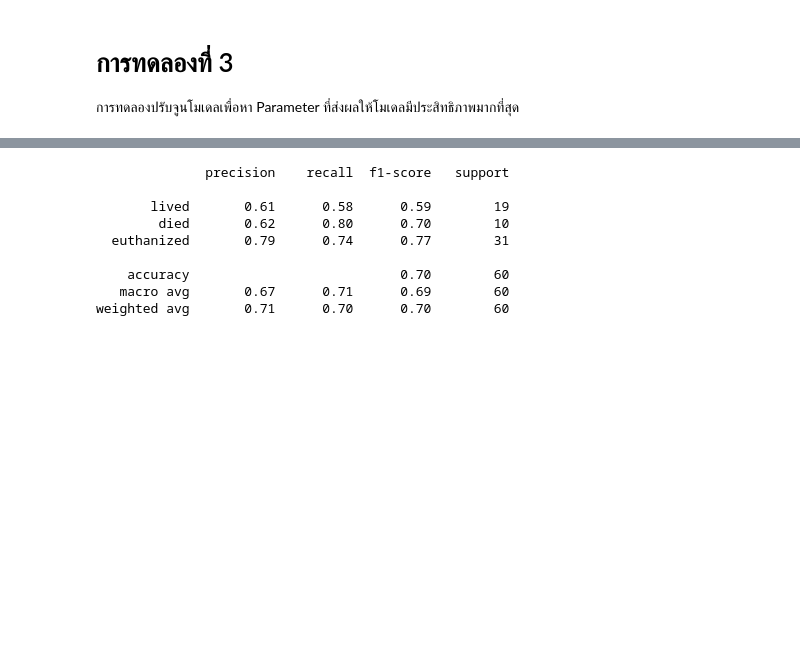
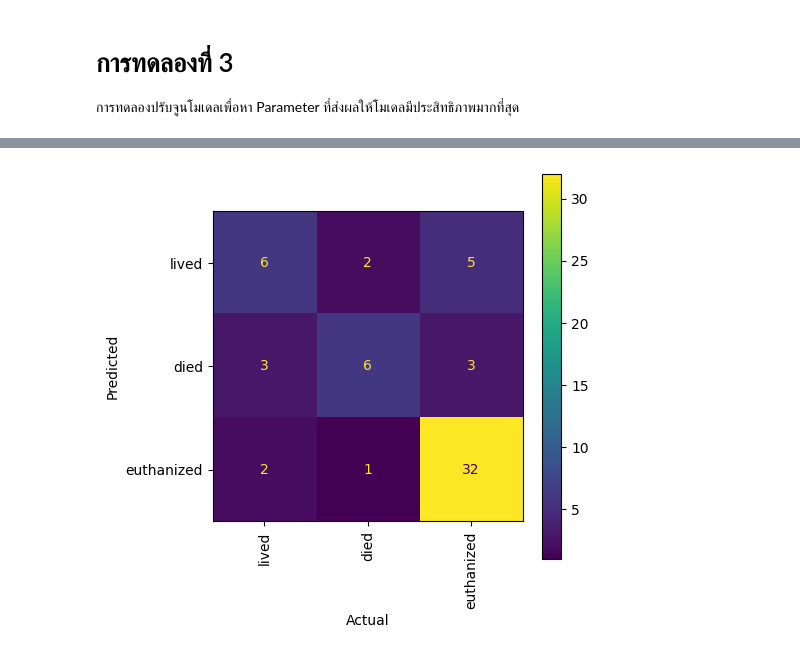
Before and after one commit to JaeAiKay/project-AI-classification, a Jupyter notebook: DecisionTree.ipynb, the cells around one changed output, grey strips where cells are left out. Cells and saved outputs as stored; diff of their text form; code cells hidden in the pictures; blank space fills up the shorter version.

```diff
--- a/DecisionTree.ipynb
+++ b/DecisionTree.ipynb
@@ -329,6 +329,14 @@ plotCM(y_test, y_pred_adasyn, classes)
 ## สรุปผลการทดลอง
 # %%
 index = ['On sampling', 'Random', 'SMOT', 'TOMEK', 'ADASYN']
+
+sampling = {
+    index[0] : [X_train, y_train],
+    index[1] : [X_res_random, y_res_random],
+    index[2] : [X_resampled_smote, y_resampled_smote],
+    index[3] : [X_res_tomek, y_res_tomek],
+    index[4] : [X_res_adasyn, y_res_adasyn]
+}
 
 ls_reslut_pred = [
     y_pred_1,
@@ -373,3 +379,6 @@ ax.plot
 # การทดลองที่ 3
 
 การทดลองปรับจูนโมเดลเพื่อหา Parameter ที่ส่งผลให้โมเดลมีประสิทธิภาพมากที่สุด
+# %%
+sampling_name = index[data_scores.recall.values.argmax(axis=0)]
+print('Use sampling : ' + sampling_name)
@@ -395,0 +402,2 @@ best score : 0.7670995670995671
+# %%
+dtree_cv = gridSearchCVbulidAndTrainModel(sampling[sampling_name][0], sampling[sampling_name][1])
@@ -398,12 +420,4 @@ pred_cv = dtree_cv.predict(X_test)
 # %%
-report(y_test, pred_cv, classes)
+plotCM(y_test, pred_cv, classes)
 # %% [output]
-              precision    recall  f1-score   support
-
-       lived       0.61      0.58      0.59        19
-        died       0.62      0.80      0.70        10
-  euthanized       0.79      0.74      0.77        31
-
-    accuracy                           0.70        60
-   macro avg       0.67      0.71      0.69        60
-weighted avg       0.71      0.70      0.70        60
+[figure, added]
```
Also changed, not shown: parts of 23 cells of this notebook.
